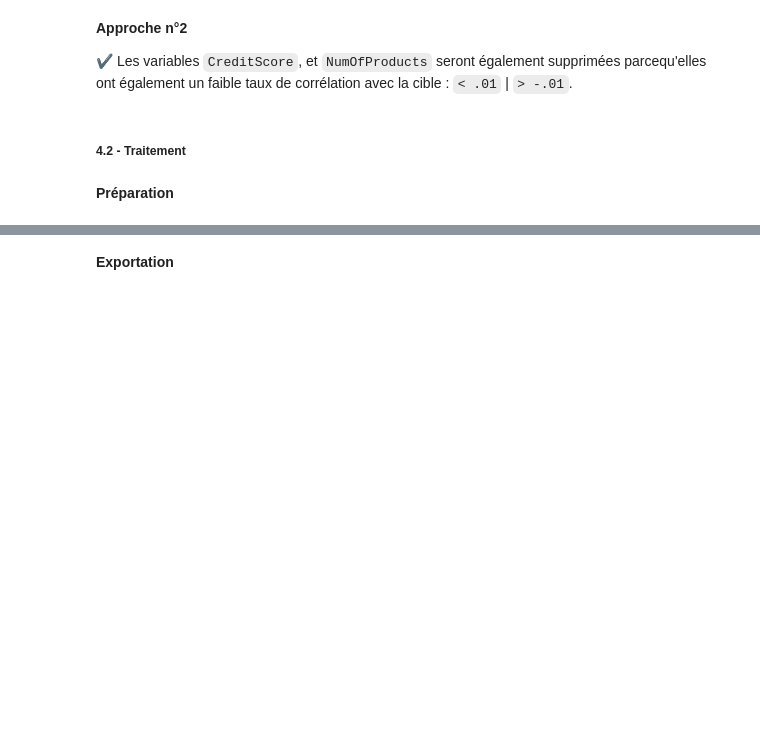
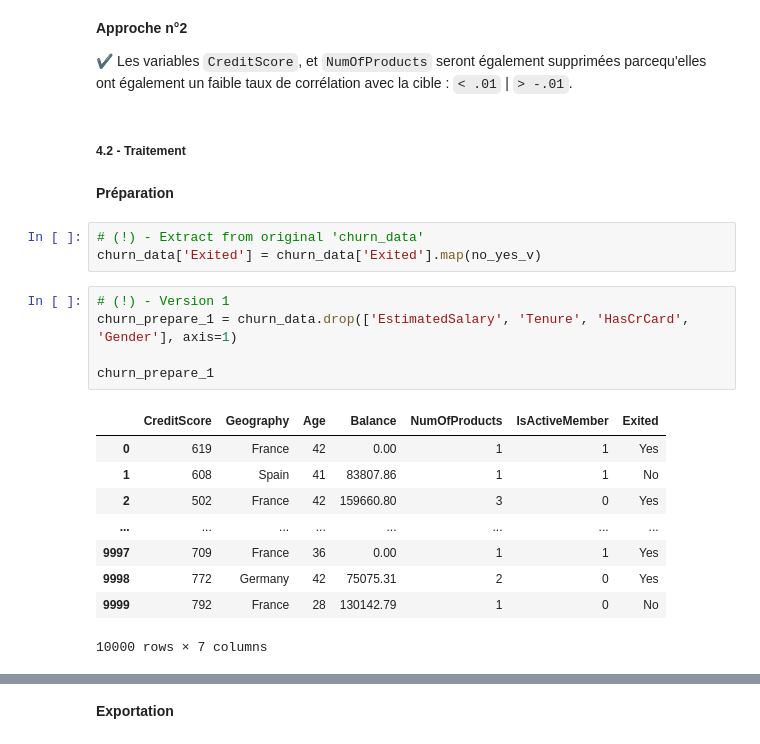
Before and after one commit to ElodieBayet/ai-developer, a Jupyter notebook: 06.projects/02.churn/eda_churn.ipynb, the cells around one changed output, grey strips where cells are left out. Saved outputs shown, nothing was run; the diff lists cells and outputs as text; blank space fills up the shorter version.

Commit message:
Adjustment on 4.2 for data export

```diff
--- a/06.projects/02.churn/eda_churn.ipynb
+++ b/06.projects/02.churn/eda_churn.ipynb
@@ -880,3 +874,21 @@ display(pg.pairwise_tukey(data=churn_data, dv='EstimatedSalary', between='Exited
 ##### **4.2** - Traitement
 # %% [markdown]
 **Préparation**
+# %%
+# (!) - Extract from original 'churn_data'
+churn_data['Exited'] = churn_data['Exited'].map(no_yes_v)
+# %%
+# (!) - Version 1
+churn_prepare_1 = churn_data.drop(['EstimatedSalary', 'Tenure', 'HasCrCard', 'Gender'], axis=1)
+
+churn_prepare_1
+# %% [output]
+|  | CreditScore | Geography | Age | Balance | NumOfProducts | IsActiveMember | Exited |
+| 0 | 619 | France | 42 | 0.00 | 1 | 1 | Yes |
+| 1 | 608 | Spain | 41 | 83807.86 | 1 | 1 | No |
+| 2 | 502 | France | 42 | 159660.80 | 3 | 0 | Yes |
+| ... | ... | ... | ... | ... | ... | ... | ... |
+| 9997 | 709 | France | 36 | 0.00 | 1 | 1 | Yes |
+| 9998 | 772 | Germany | 42 | 75075.31 | 2 | 0 | Yes |
+| 9999 | 792 | France | 28 | 130142.79 | 1 | 0 | No |
+10000 rows × 7 columns
```
Also changed, not shown: parts of 9 cells of this notebook, 2 other files.
